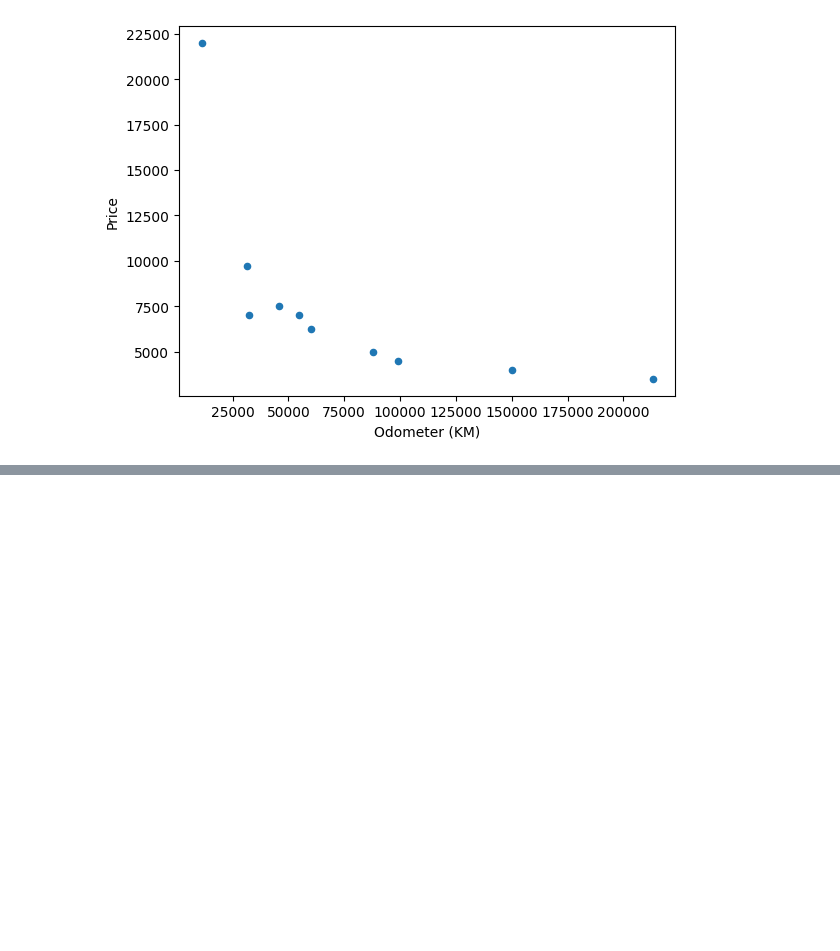
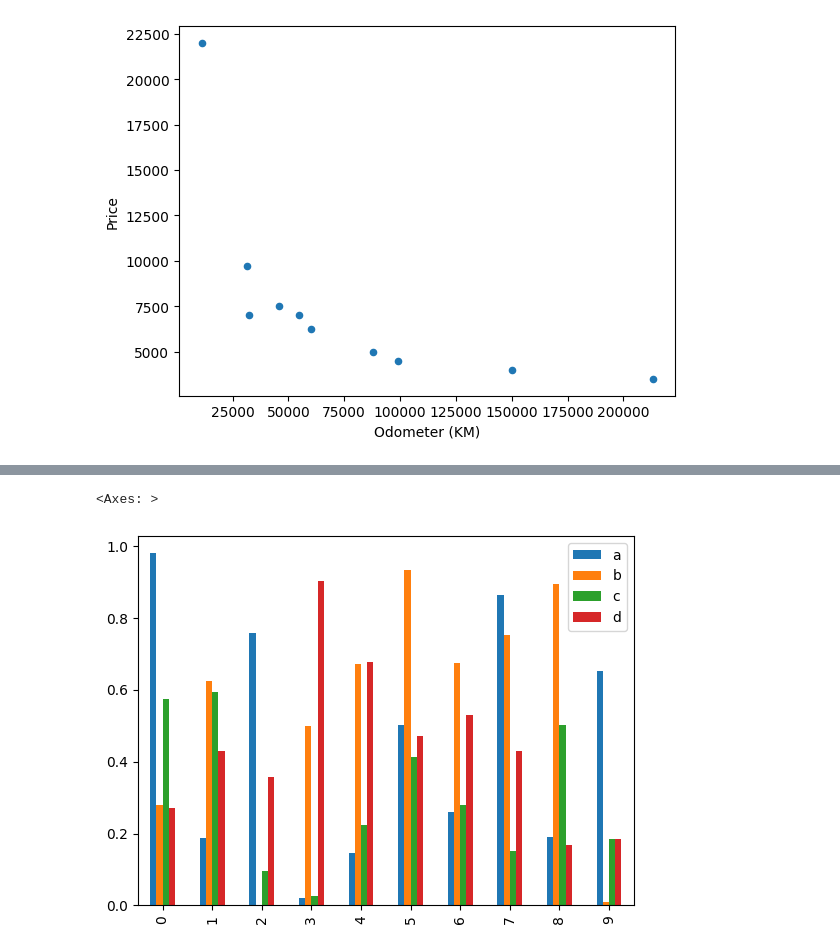
Before and after one commit to rahat-r404/Advance_Python, a Jupyter notebook: MatplotLib.ipynb, the cells around one changed output, grey strips where cells are left out. Saved outputs shown, nothing was run; the diff lists cells and outputs as text; code cells hidden in the pictures; blank space fills up the shorter version.

```diff
--- a/MatplotLib.ipynb
+++ b/MatplotLib.ipynb
@@ -277,0 +301,5 @@ car_sales.plot(x="Odometer (KM)", y="Price", kind="scatter")
+# %%
+df.plot(kind="bar")
+# %% [output]
+<Axes: >
+[figure, added]
```
Also changed, not shown: parts of 20 cells of this notebook.
